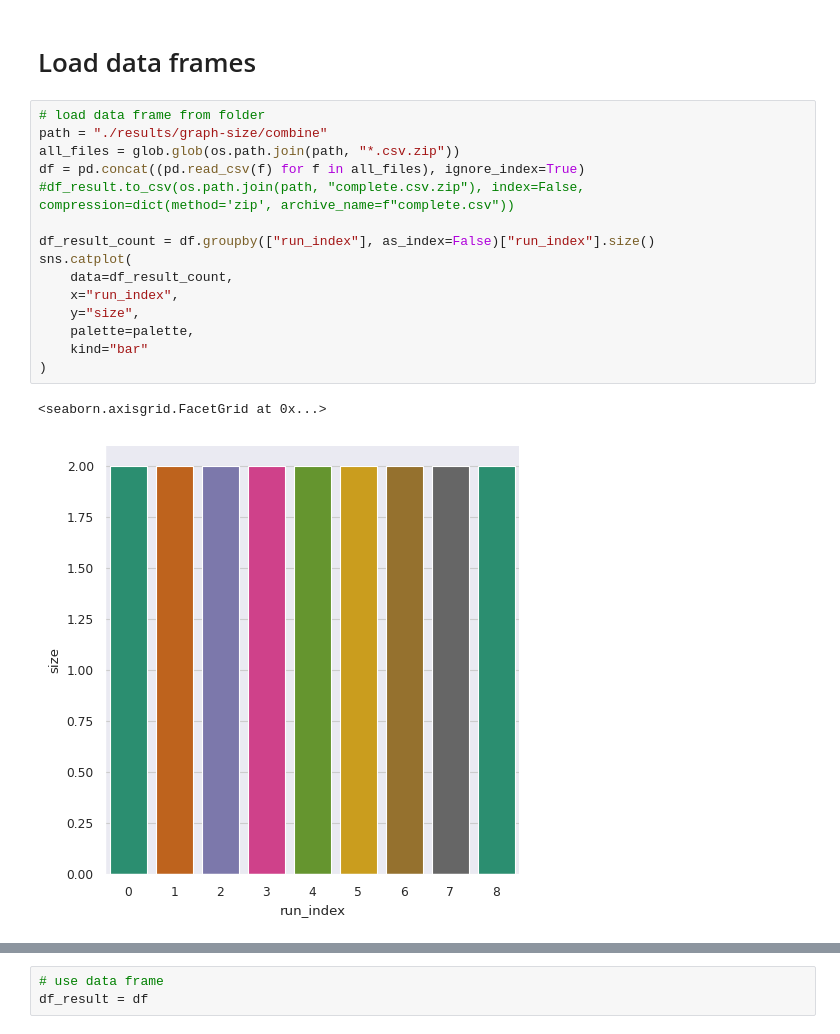
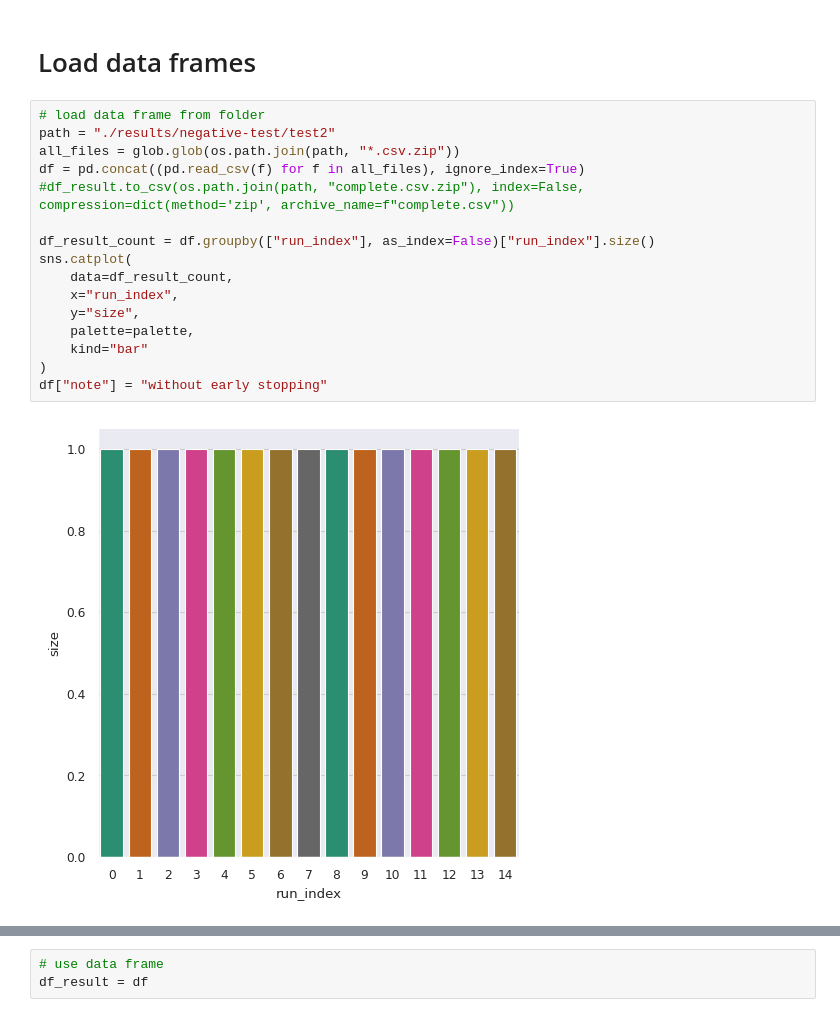
Before and after one commit to HydrofinLoewenherz/embedding-eval-framework, a Jupyter notebook: notebooks/main.ipynb, the cells around one changed output, grey strips where cells are left out. Cells and saved outputs as stored; diff of their text form.

Commit message:
cleanup and re-generate graph for negative test

```diff
--- a/notebooks/main.ipynb
+++ b/notebooks/main.ipynb
@@ -197,19 +197,19 @@ plt.savefig('./out/rel_ap.pdf')
 # Load data frames
 # %%
 # load data frame from folder
-path = "./results/graph-size/combine"
+path = "./results/negative-test/test2"
 all_files = glob.glob(os.path.join(path, "*.csv.zip"))
 df = pd.concat((pd.read_csv(f) for f in all_files), ignore_index=True)
 #df_result.to_csv(os.path.join(path, "complete.csv.zip"), index=False, compression=dict(method='zip', archive_name=f"complete.csv"))
 
 df_result_count = df.groupby(["run_index"], as_index=False)["run_index"].size()
 sns.catplot(
     data=df_result_count,
     x="run_index",
     y="size",
     palette=palette,
     kind="bar"
 )
+df["note"] = "without early stopping"
 # %% [output]
-<seaborn.axisgrid.FacetGrid at 0x...>
-[figure, old version]
+[figure, new version]
```
Also changed, not shown: parts of 5 cells of this notebook, 13 other files.
